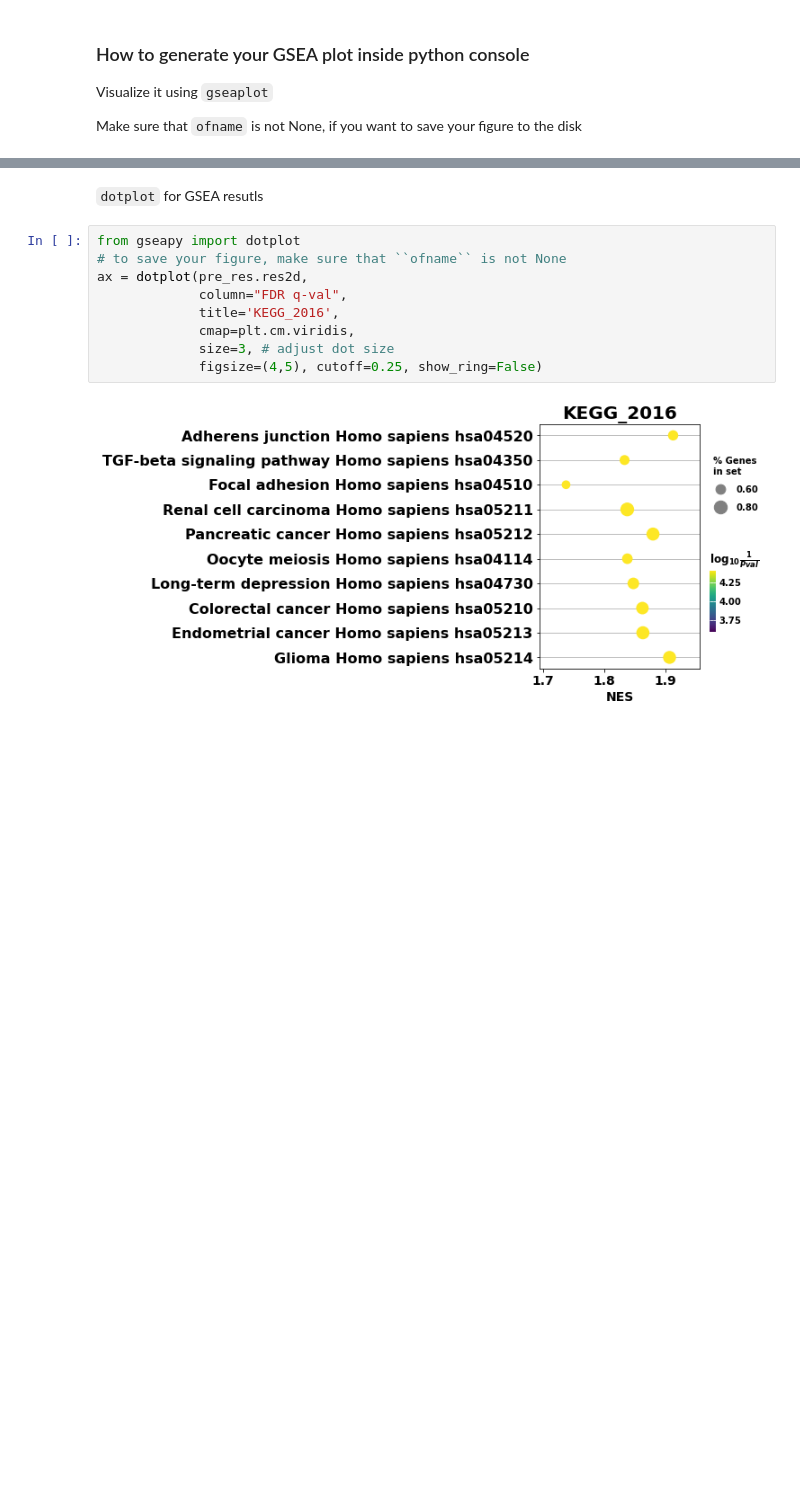
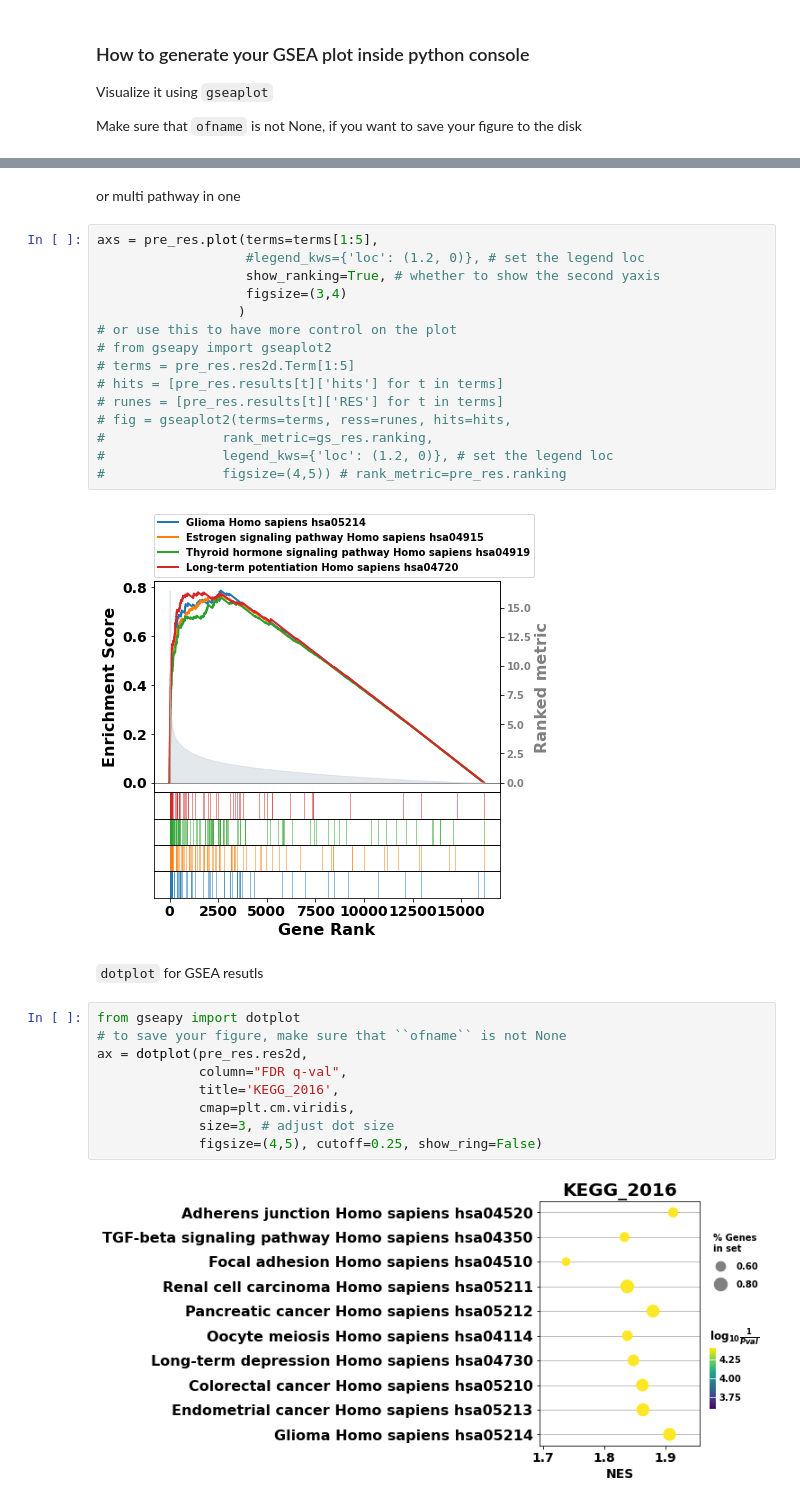
Before and after one commit to zqfang/GSEApy, a Jupyter notebook: docs/gseapy_example.ipynb, the cells around one changed output, grey strips where cells are left out. Drawn from its saved outputs; the diff is of its cells as text; blank space fills up the shorter version.

```diff
--- a/docs/gseapy_example.ipynb
+++ b/docs/gseapy_example.ipynb
@@ -414,3 +449,22 @@ gseaplot(rank_metric=pre_res.ranking,
+# %% [markdown]
+or multi pathway in one
+# %%
+axs = pre_res.plot(terms=terms[1:5],
+                   #legend_kws={'loc': (1.2, 0)}, # set the legend loc
+                   show_ranking=True, # whether to show the second yaxis
+                   figsize=(3,4)
+                  )
+# or use this to have more control on the plot
+# from gseapy import gseaplot2
+# terms = pre_res.res2d.Term[1:5]
+# hits = [pre_res.results[t]['hits'] for t in terms]
+# runes = [pre_res.results[t]['RES'] for t in terms]
+# fig = gseaplot2(terms=terms, ress=runes, hits=hits,
+#               rank_metric=gs_res.ranking,
+#               legend_kws={'loc': (1.2, 0)}, # set the legend loc
+#               figsize=(4,5)) # rank_metric=pre_res.ranking
+# %% [output]
+[figure, added]
 # %% [markdown]
 `dotplot` for GSEA resutls
 # %%
```
Also changed, not shown: parts of 26 cells of this notebook, 3 other files.
